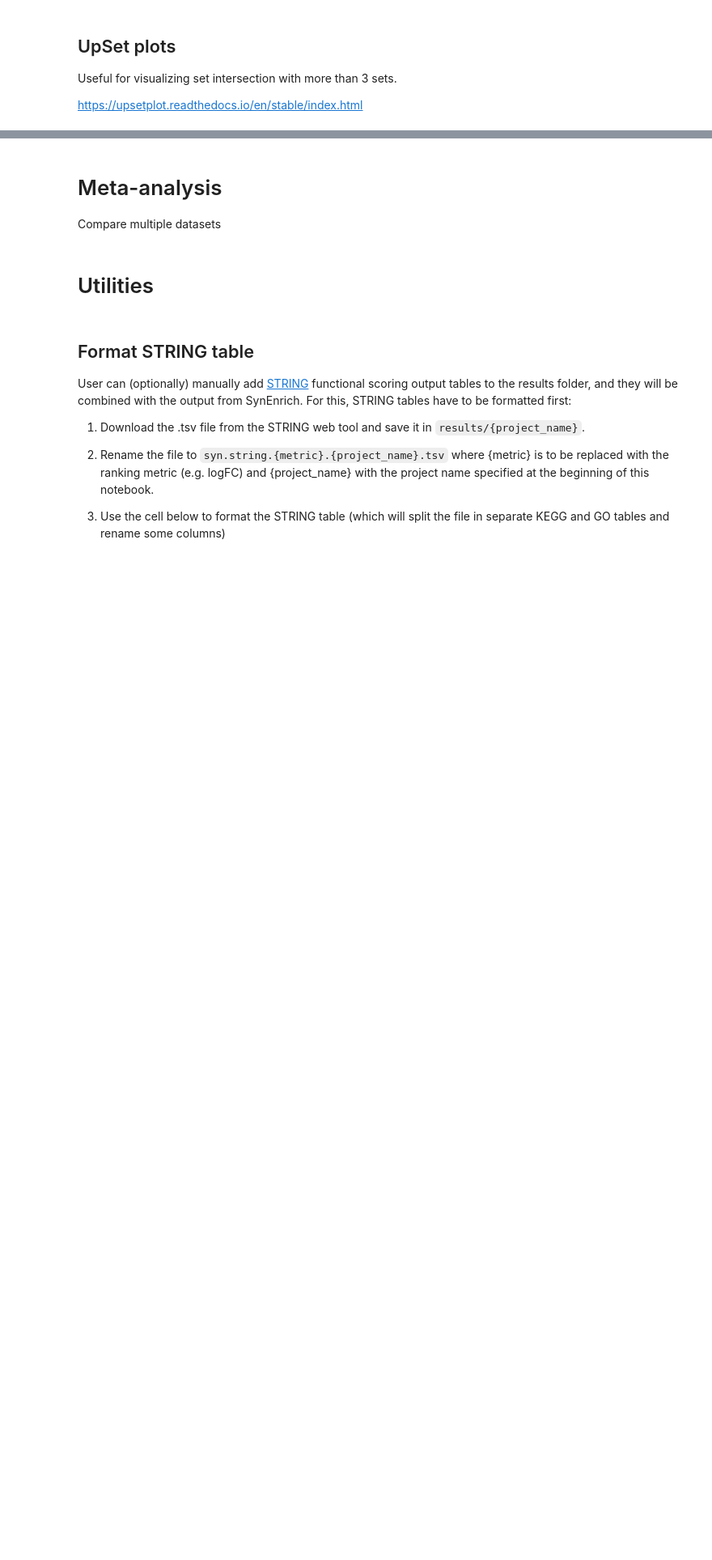
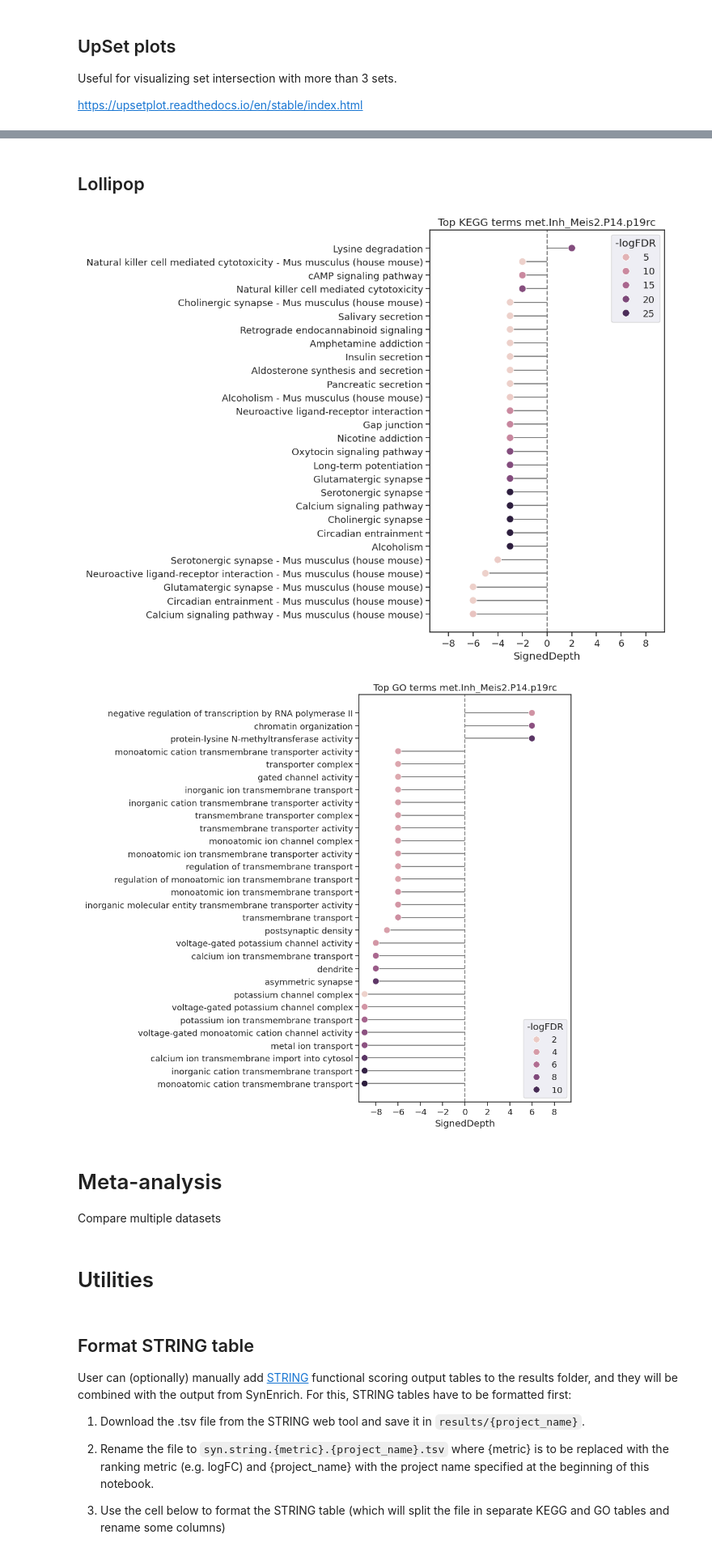
Before and after one commit to pdegen/SynEnrich, a Jupyter notebook: workflow/notebooks/main.ipynb, the cells around one changed output, grey strips where cells are left out. Shown at 81% size. Saved outputs shown, nothing was run; the diff lists cells and outputs as text; code cells hidden in the pictures; blank space fills up the shorter version.

```diff
--- a/workflow/notebooks/main.ipynb
+++ b/workflow/notebooks/main.ipynb
@@ -285,8 +368,10 @@ for lib in libraries:
+# %% [markdown]
+## Lollipop
 # %%
 from matplotlib.ticker import MaxNLocator
 
 
-def make_lollipop(df, lib, project_name):
+def make_lollipop(df, lib, project_name, legend_outside=False, tight_layout=True, width_pad = 0, max_depth = 0, ext="pdf"):
 
     df["SignedDepth"] = df["Depth"] * df["Direction"].apply(lambda x: 1 if x == "Up" else 0 if x == "Both" else -1)
     df["logFDR"] = -np.log10(df["Combined FDR"])
@@ -297,7 +382,7 @@ def make_lollipop(df, lib, project_name):
     max_label_length = max(len(label) for label in ordered_df["Description"])
     fig_width = 4 + max_label_length * 0.08
     with sns.axes_style("ticks"):
-        fig, ax = plt.subplots(1,1,figsize=(fig_width,max(4,len(df)//3)))
+        fig, ax = plt.subplots(1,1,figsize=(width_pad+fig_width,max(4,len(df)//3)))
 
 
     ax.hlines(y=my_range, xmin=0, xmax=ordered_df["SignedDepth"], zorder=98, color="grey")
@@ -305,36 +390,51 @@ def make_lollipop(df, lib, project_name):
 
     ax.set_yticks(my_range, ordered_df['Description'])
 
-    ax.set(title=f"{lib} {project_name}")
+    ax.set(title=f"Top {lib} terms {project_name}")
     ax.legend(title="-logFDR", loc="best")
+    if legend_outside:
+        ax.legend(title="-logFDR", loc="best", bbox_to_anchor=(1,1))
 
     # dummy points for better legend positioning
     ax.scatter([0]*len(my_range), my_range, s=0)
 
-    ax.xaxis.set_major_locator(MaxNLocator(integer=True))
+    if max_depth:
+        ax.xaxis.set_major_locator(MaxNLocator(integer=True))
+        #ax.set_xticks(range(-max_depth, max_depth+1))
 
-    fig.tight_layout()
-    fig.savefig(f"../../results/{project_name}/figures/lollipop.{lib}.{project_name}.pdf")
+    if max_depth > 0:
+        ax.set_xlim(-max_depth-0.5,max_depth+0.5)
+
+    ax.axvline(0, ls="--",color="grey")
+
+    if tight_layout:
+        fig.tight_layout()
+    fig.savefig(f"../../results/{project_name}/figures/lollipop.{lib}.{project_name}.{ext}", bbox_inches="tight")
 # %%
 for lib in libraries:
 
     d = summary_dict[lib]["depth_df"]
     if len(d) < 1:
         print(f"No terms found for {lib}")
         continue
     if "Direction" not in d:
         d["Direction"] = d.index.str.split("_").str[1].str.strip()
     d.index = d.index.str.split("_").str[0]
     d.rename({"Factors":"Configurations"}, axis=1, inplace=True)
     d["Combined FDR"] = summary_dict[lib]["summary_df"].loc[d.index,("Combined","nan","Combined FDR")]
     d.sort_values(by=["Depth","Combined FDR"], ascending=[False,True], inplace=True)
     outfile = f"../../results/{project_name}/combined/syn.depth.{lib}.{project_name}.csv"
     d = d[["Description","Depth","Direction","Combined FDR","Configurations"]]
     d.to_csv(outfile)
 
     dd = d[(d["Depth"]>1) & (d["Combined FDR"]< 0.05)]
-
-    make_lollipop(dd.iloc[:30], lib, project_name)
+    if len(dd) < 1:
+        print(f"No terms found for {lib}")
+        continue
+    make_lollipop(dd.iloc[:30], lib, project_name, ext="png", legend_outside=False, tight_layout=True, width_pad=2, max_depth = 9)
+# %% [output]
+[figure, added]
+[figure, added]
 # %% [markdown]
 # Meta-analysis
 
```
Also changed, not shown: parts of 11 cells of this notebook, 1 other file.
